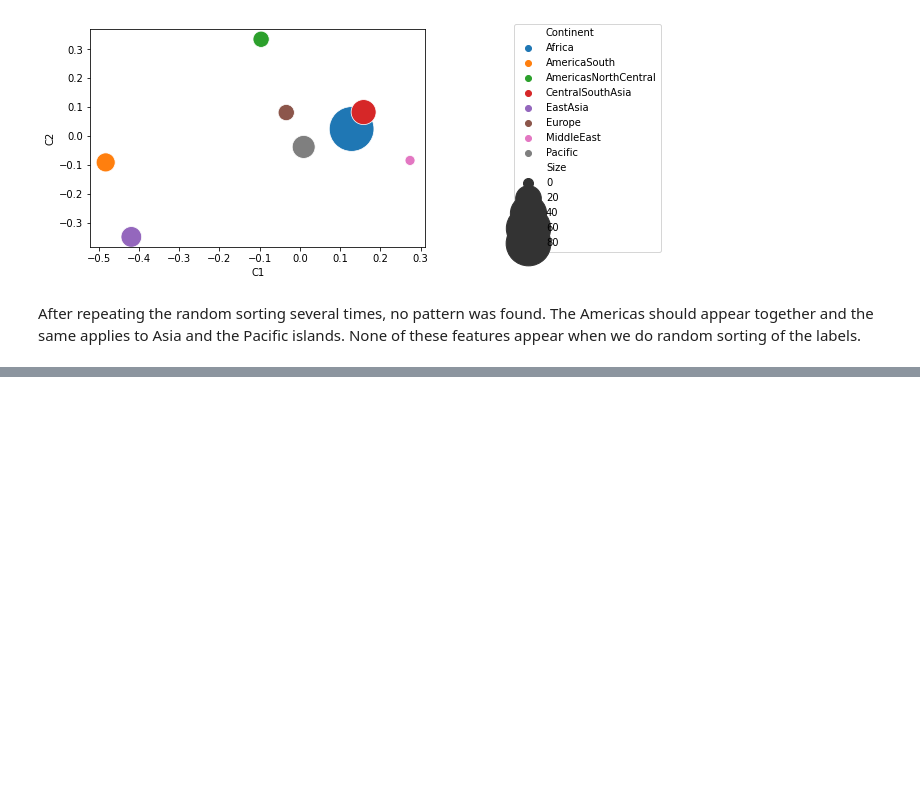
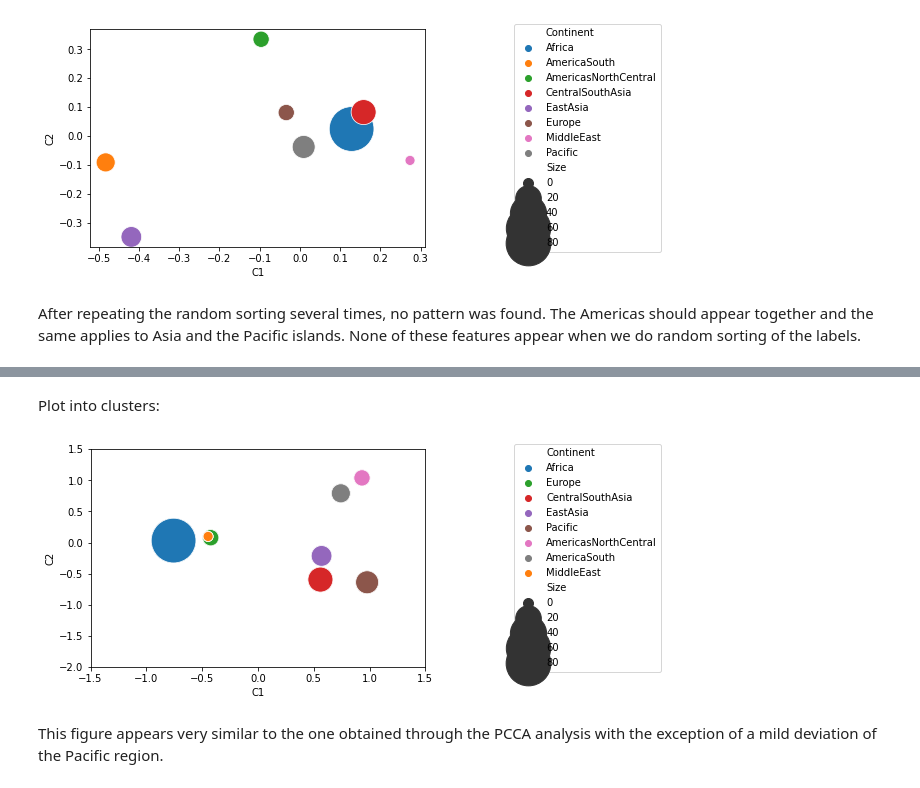
Before and after one commit to camoalon/language_genes, a Jupyter notebook: PCA.ipynb, the cells around one changed output, grey strips where cells are left out. Drawn from its saved outputs; the diff is of its cells as text; code cells hidden in the pictures; blank space fills up the shorter version.

```diff
--- a/PCA.ipynb
+++ b/PCA.ipynb
@@ -744,0 +787,36 @@ After repeating the random sorting several times, no pattern was found. The Amer
+# %% [markdown]
+Plot into clusters:
+# %%
+latitude_oneout = np.empty(len(continents))
+longitude_oneout = np.empty(len(continents))
+size_oneout = np.empty(len(continents))
+
+for i,elements in enumerate(continents):
+  tmp = validation_oneout.loc[result_cca['Continents'] == elements]
+  latitude_oneout[i] = np.mean(tmp["C1"])
+  longitude_oneout[i] = np.mean(tmp["C2"])
+  size_oneout[i] = len(tmp["C1"])
+
+cluster_oneout = pd.DataFrame([latitude_oneout,longitude_oneout,size_oneout,continents]).T
+cluster_oneout.columns = ['C1','C2','Size','Continent']
+
+# Change order of continents to prevent Europe from hiding MiddleEast
+cluster_oneout_middleeast = cluster_oneout[cluster_oneout['Continent'] == 'MiddleEast']
+cluster_oneout_no_middleeast = cluster_oneout[cluster_oneout['Continent'] != 'MiddleEast']
+cluster_oneout_ordered = cluster_oneout_no_middleeast.append(cluster_oneout_middleeast)
+
+# Keeping palette consistent with other plots despite change in order
+current_palette = sns.color_palette()
+color = [current_palette[0],current_palette[2],current_palette[3],current_palette[4],current_palette[5],current_palette[6],current_palette[7],current_palette[1]]
+
+# Plot
+g = sns.scatterplot(cluster_oneout_ordered['C1'],cluster_oneout_ordered['C2'],size=cluster_oneout_ordered['Size'],hue=cluster_oneout_ordered['Continent'],sizes=(100,2000),palette=color)
+
+xaxis = plt.xlim(-1.5,1.5)
+yaxis = plt.ylim(-2,1.5)
+
+legend = g.legend(loc='center left', bbox_to_anchor=(1.25, 0.5), ncol=1)
+# %% [output]
+[figure, added]
+# %% [markdown]
+This figure appears very similar to the one obtained through the PCCA analysis with the exception of a mild deviation of the Pacific region.
```
Also changed, not shown: parts of 12 cells of this notebook.
